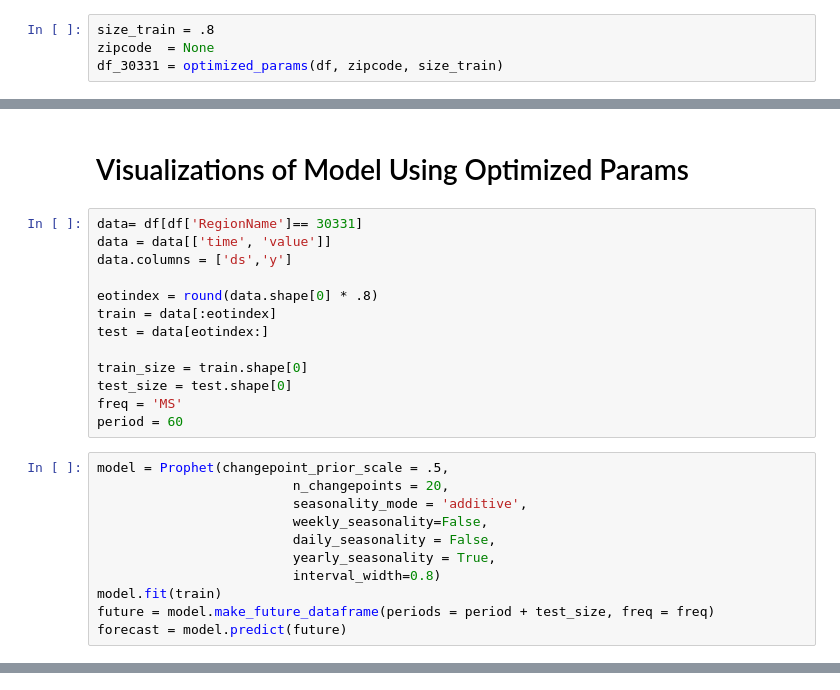
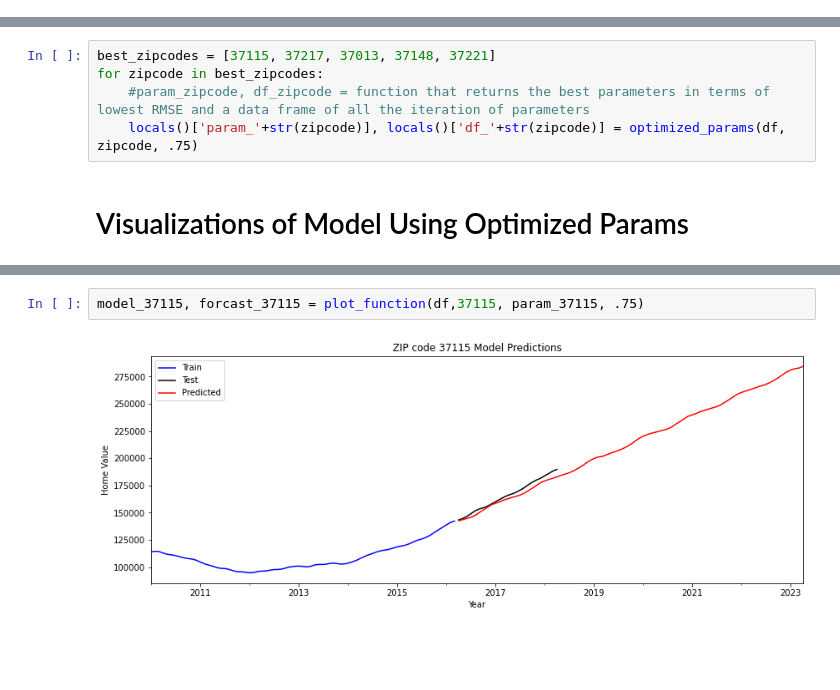
Before and after one commit to howen7/Time-series-zillow, a Jupyter notebook: notebooks/exploratory/Prophet.ipynb, the cells around one changed output, grey strips where cells are left out. Saved outputs shown, nothing was run; the diff lists cells and outputs as text; blank space fills up the shorter version.

```diff
--- a/notebooks/exploratory/Prophet.ipynb
+++ b/notebooks/exploratory/Prophet.ipynb
@@ -119,4 +155,0 @@ def optimized_params(df, zipcode, size_train):
-# %%
-size_train = .8
-zipcode  = None
-df_30331 = optimized_params(df, zipcode, size_train)
@@ -126,26 +156,7 @@ parameters['Parameters'][0]
+# %%
+best_zipcodes = [37115, 37217, 37013, 37148, 37221]
+for zipcode in best_zipcodes:
+    #param_zipcode, df_zipcode = function that returns the best parameters in terms of lowest RMSE and a data frame of all the iteration of parameters
+    locals()['param_'+str(zipcode)], locals()['df_'+str(zipcode)] = optimized_params(df, zipcode, .75)
 # %% [markdown]
 # Visualizations of Model Using Optimized Params
-# %%
-data= df[df['RegionName']== 30331]
-data = data[['time', 'value']]
-data.columns = ['ds','y']
-
-eotindex = round(data.shape[0] * .8)
-train = data[:eotindex]
-test = data[eotindex:]
-
-train_size = train.shape[0]
-test_size = test.shape[0]
-freq = 'MS'
-period = 60
-# %%
-model = Prophet(changepoint_prior_scale = .5,
-                         n_changepoints = 20,
-                         seasonality_mode = 'additive',
-                         weekly_seasonality=False,
-                         daily_seasonality = False,
-                         yearly_seasonality = True,
-                         interval_width=0.8)
-model.fit(train)
-future = model.make_future_dataframe(periods = period + test_size, freq = freq)
-forecast = model.predict(future)
@@ -162,0 +211,4 @@ root_mse
+# %%
+model_37115, forcast_37115 = plot_function(df,37115, param_37115, .75)
+# %% [output]
+[figure, added]
```
Also changed, not shown: parts of 16 cells of this notebook, 3 other files.
